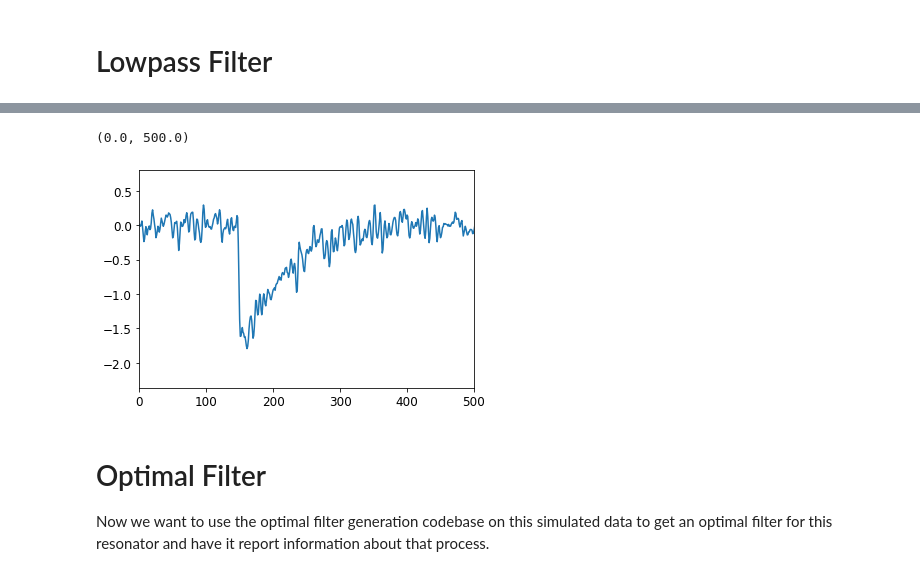
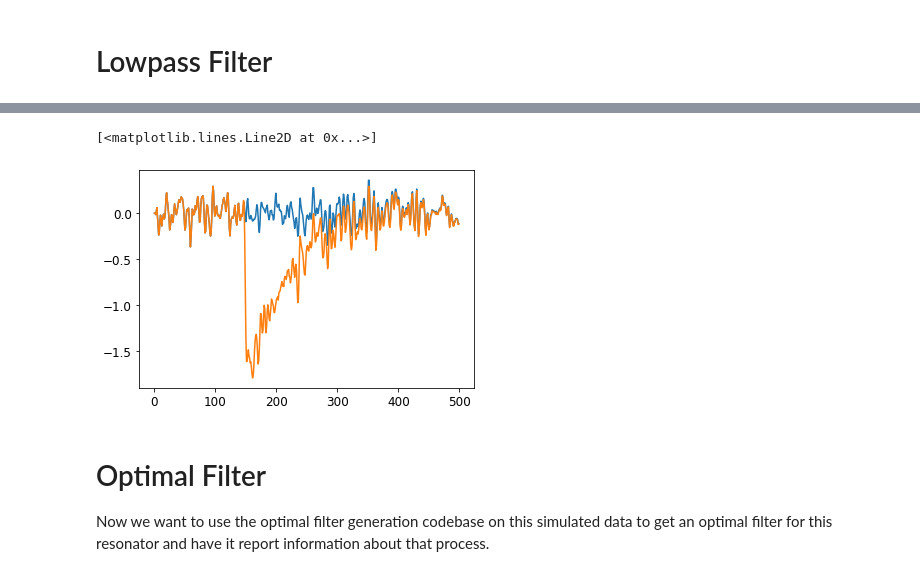
Before and after one commit to MazinLab/MKIDReadoutAnalysis, a Jupyter notebook: Example.ipynb, the cells around one changed output, grey strips where cells are left out. Saved outputs shown, nothing was run; the diff lists cells and outputs as text; code cells hidden in the pictures.

```diff
--- a/Example.ipynb
+++ b/Example.ipynb
@@ -186,9 +181,9 @@ plot_psd(fine_channel, lit_res_measurment.photons.fs)
 # %%
-plt.plot(fine_channel)
-plt.xlim([0,500])
+plt.plot(fine_channel[0:500])
+plt.plot(fine_channel_w_noise[0:500])
 # %% [output]
-(0.0, 500.0)
+[<matplotlib.lines.Line2D at 0x...>]
-[figure, old version]
+[figure, new version]
 # %%
 #noise = fine_channel
 # %% [markdown]
```
Also changed, not shown: parts of 23 cells of this notebook, 3 other files.
